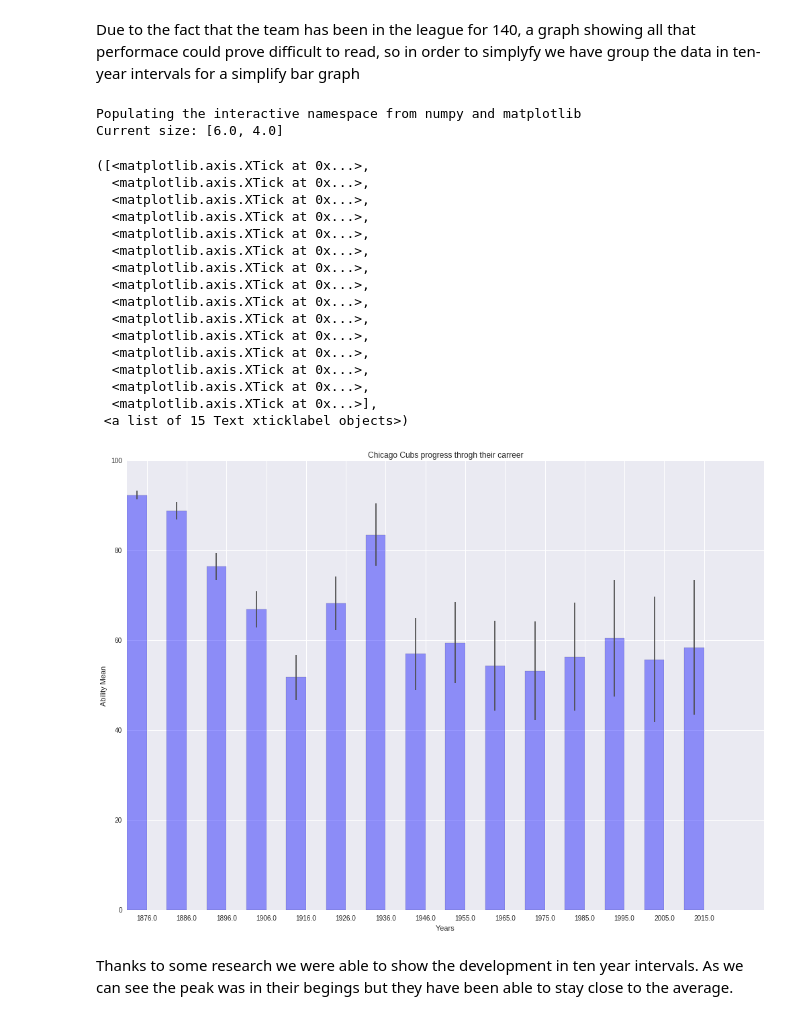
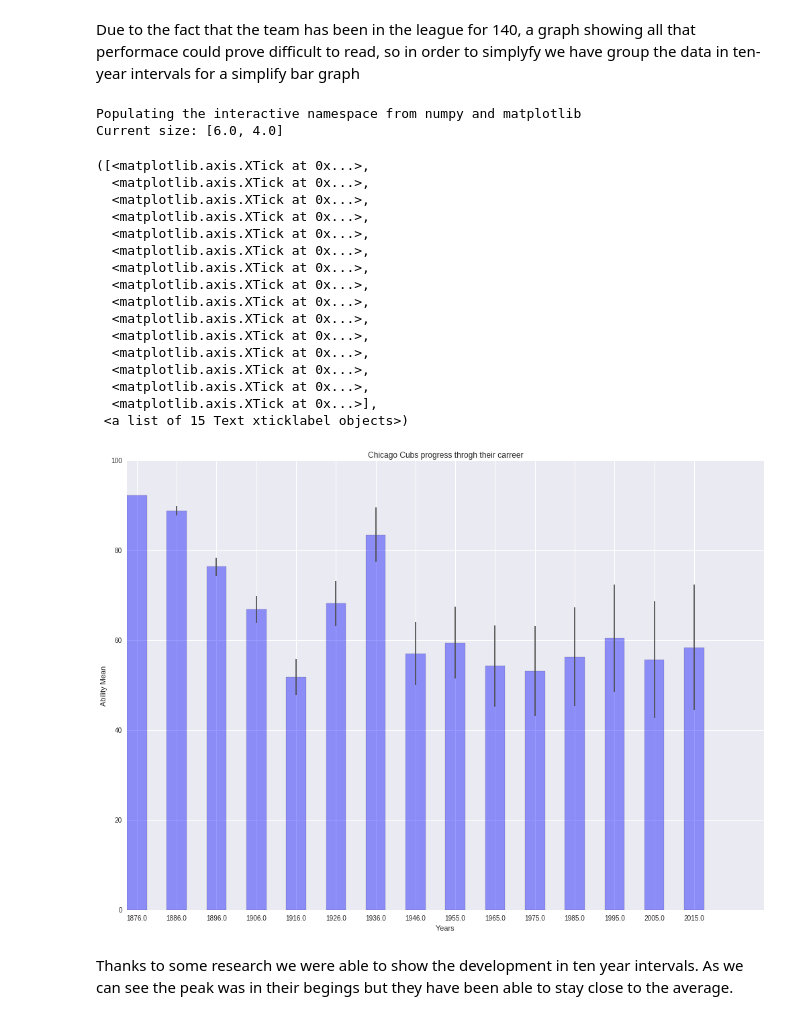
Before and after one commit to nachoferre/Udacity-data-analysis-P2, a Jupyter notebook: Project 2.ipynb, the cells around one changed output. Cells and saved outputs as stored; diff of their text form; code cells hidden in the pictures.

```diff
--- a/Project 2.ipynb
+++ b/Project 2.ipynb
@@ -307,10 +395,8 @@ Due to the fact that the team has been in the league for 140, a graph showing al
 %pylab inline
 index = np.arange(len(batting_team_CHN_year_mean)/10+1)
 bar_width = 0.5
-index_graph = []
-# we create a list with numbers so the order in the graph stays as it should
-for i in range(len(batting_team_CHN_year_mean)/10+1):
-    index_graph.append(i+1)
+index_graph = range(len(batting_team_CHN_year_mean)/10+1)
+
 opacity = 0.4
 error_config = {'ecolor': '0.3'}
 # Here we check and change the size of the graph so it can be readable
@@ -321,35 +407,35 @@ fig_size[1] = 12
 plt.rcParams["figure.figsize"] = fig_size
 # Plot ad stablish title and axis
 plt.bar(index, batting_team_CHN_ten_year, bar_width,
                  alpha=opacity,
                  color='b',
                  yerr=index_graph,
                  error_kw=error_config,
                  label='year')
 plt.xlabel('Years')
 plt.ylabel('Ability Mean')
 plt.title('Chicago Cubs progress throgh their carreer')
-plt.xticks(index + bar_width, index_CHN)
+plt.xticks(index + bar_width/2, index_CHN)
 # %% [output]
 Populating the interactive namespace from numpy and matplotlib
 Current size: [6.0, 4.0]
 ([<matplotlib.axis.XTick at 0x...>,
   <matplotlib.axis.XTick at 0x...>,
   <matplotlib.axis.XTick at 0x...>,
   <matplotlib.axis.XTick at 0x...>,
   <matplotlib.axis.XTick at 0x...>,
   <matplotlib.axis.XTick at 0x...>,
   <matplotlib.axis.XTick at 0x...>,
   <matplotlib.axis.XTick at 0x...>,
   <matplotlib.axis.XTick at 0x...>,
   <matplotlib.axis.XTick at 0x...>,
   <matplotlib.axis.XTick at 0x...>,
   <matplotlib.axis.XTick at 0x...>,
   <matplotlib.axis.XTick at 0x...>,
   <matplotlib.axis.XTick at 0x...>,
   <matplotlib.axis.XTick at 0x...>],
  <a list of 15 Text xticklabel objects>)
-[figure, old version]
+[figure, new version]
 # %% [markdown]
 Thanks to some research we were able to show the development in ten year intervals. As we can see the peak was in their begings but they have been able to stay close to the average.
 # %%
```
Also changed, not shown: parts of 22 cells of this notebook.
